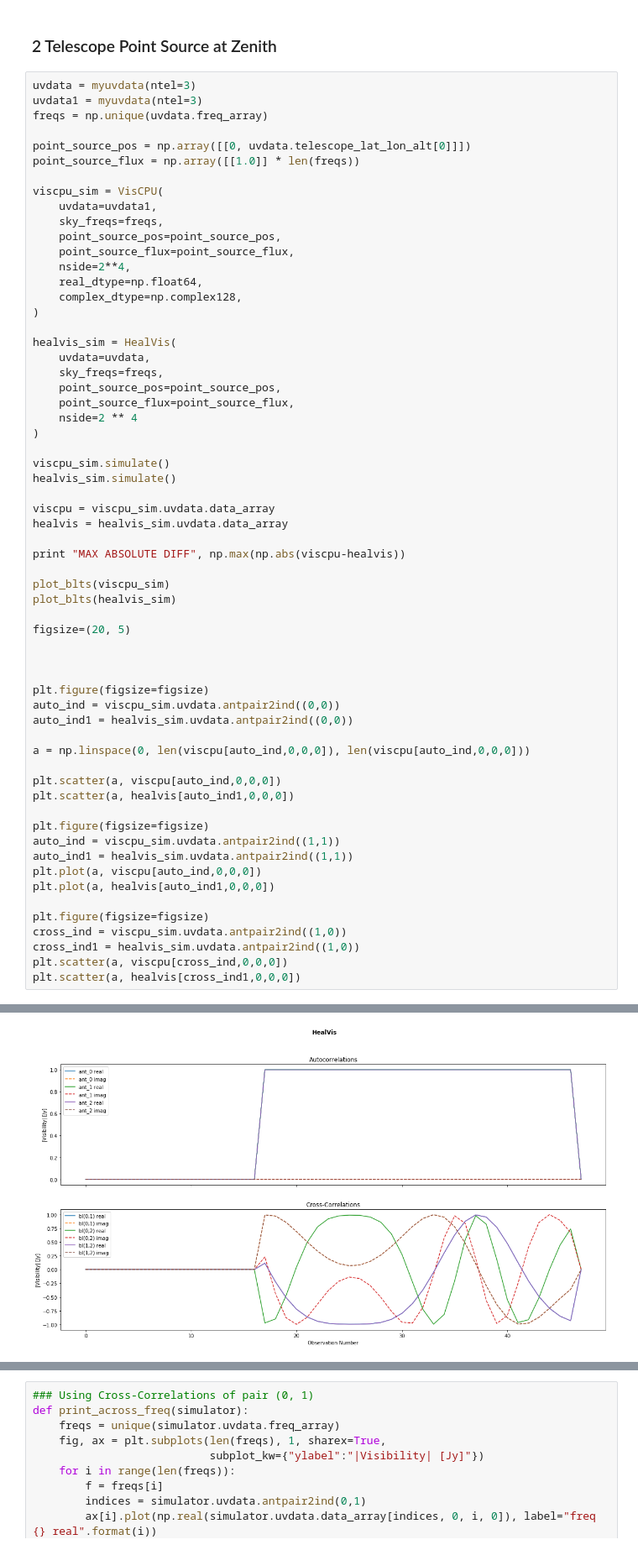
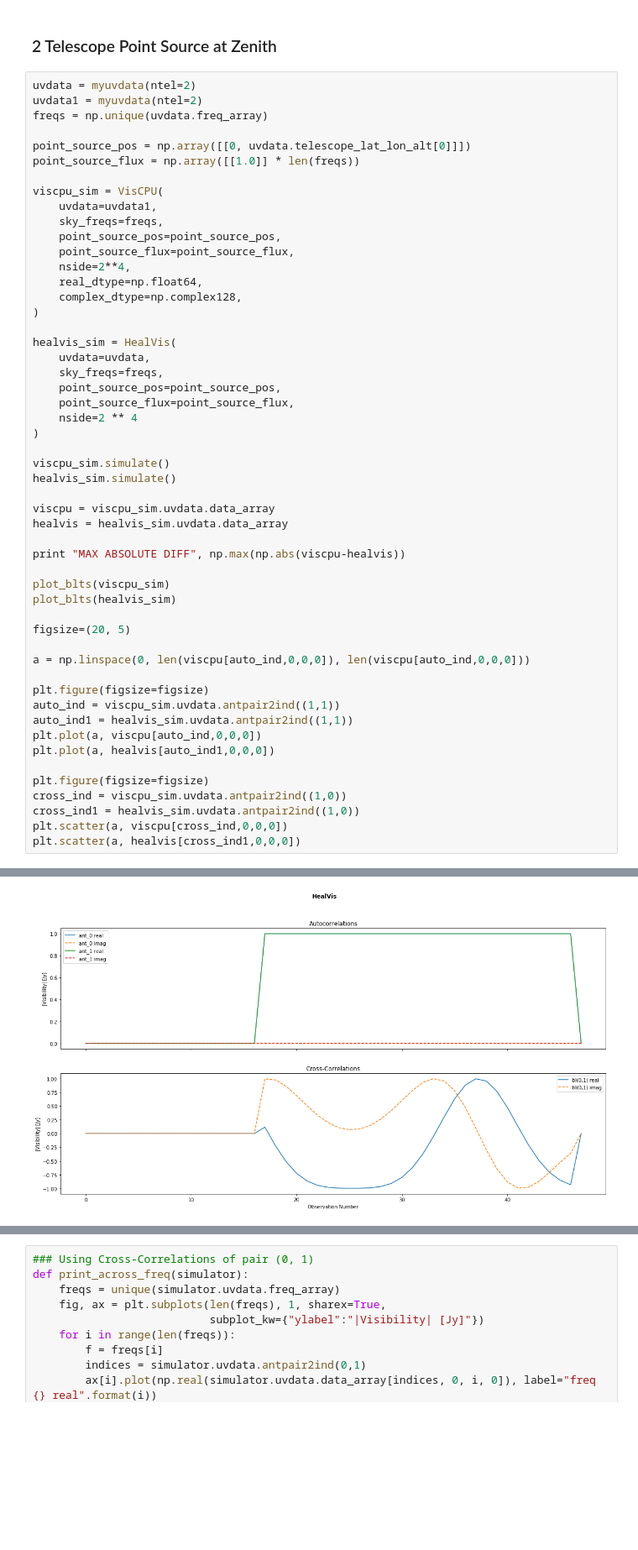
Before and after one commit to HERA-Team/hera_sim, a Jupyter notebook: docs/tutorials/visibility_simulator.ipynb, the cells around one changed output, grey strips where cells are left out. Shown at 84% size. Saved outputs shown, nothing was run; the diff lists cells and outputs as text; blank space fills up the shorter version.

```diff
--- a/docs/tutorials/visibility_simulator.ipynb
+++ b/docs/tutorials/visibility_simulator.ipynb
@@ -380,8 +385,8 @@ plt.figure()
 # %% [markdown]
 ### 2 Telescope Point Source at Zenith
 # %%
-uvdata = myuvdata(ntel=3)
-uvdata1 = myuvdata(ntel=3)
+uvdata = myuvdata(ntel=2)
+uvdata1 = myuvdata(ntel=2)
 freqs = np.unique(uvdata.freq_array)
 
 point_source_pos = np.array([[0, uvdata.telescope_lat_lon_alt[0]]])
@@ -418,16 +423,7 @@ plot_blts(healvis_sim)
 
 figsize=(20, 5)
 
-
-
-plt.figure(figsize=figsize)
-auto_ind = viscpu_sim.uvdata.antpair2ind((0,0))
-auto_ind1 = healvis_sim.uvdata.antpair2ind((0,0))
-
 a = np.linspace(0, len(viscpu[auto_ind,0,0,0]), len(viscpu[auto_ind,0,0,0]))
-
-plt.scatter(a, viscpu[auto_ind,0,0,0])
-plt.scatter(a, healvis[auto_ind1,0,0,0])
 
 plt.figure(figsize=figsize)
 auto_ind = viscpu_sim.uvdata.antpair2ind((1,1))
@@ -447 +443 @@ MAX ABSOLUTE DIFF 1.9884522
-[figure, old version]
+[figure, new version]
```
Also changed, not shown: parts of 7 cells of this notebook, 5 other files.
